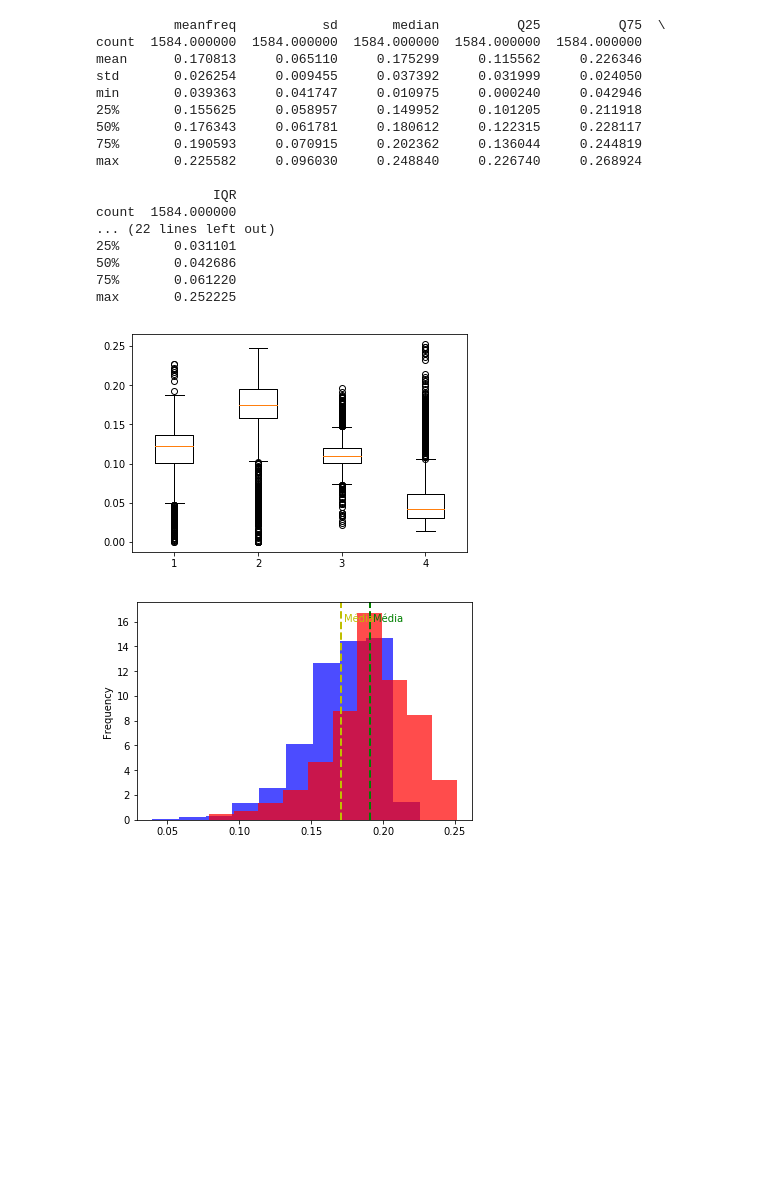
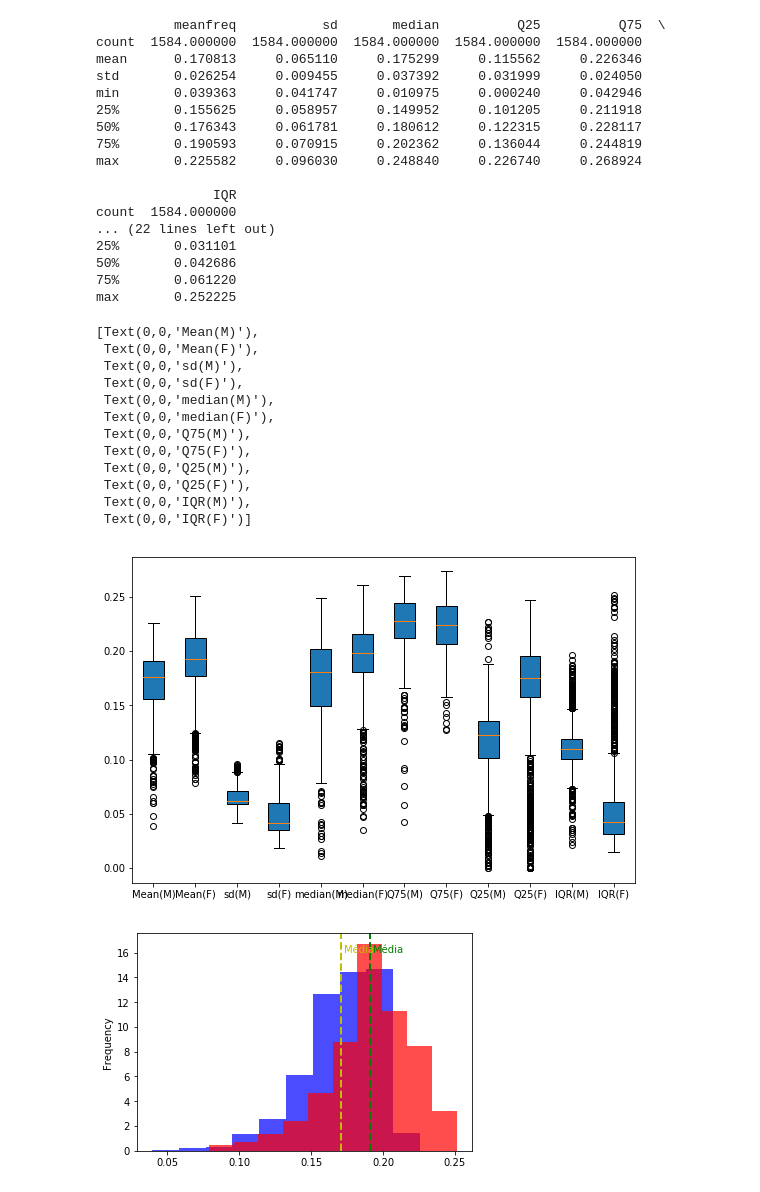
Before and after one commit to luizasilveira/Projeto-Final---CDD, a Jupyter notebook: Projeto 3 cdd.ipynb, the cells around one changed output. Saved outputs shown, nothing was run; the diff lists cells and outputs as text; code cells hidden in the pictures; blank space fills up the shorter version.

```diff
--- a/Projeto 3 cdd.ipynb
+++ b/Projeto 3 cdd.ipynb
@@ -89,7 +92,24 @@ max       0.252225
-# %%
-plt.boxplot([male["Q25"], female["Q25"], male["IQR"], female["IQR"]]);
-# %% [output]
-[figure, removed]
+# %%
+#http://blog.bharatbhole.com/creating-boxplots-with-matplotlib/
+fig = plt.figure(1, figsize=(9, 6))
+ax = fig.add_subplot(111)
+data =  [male["meanfreq"],female["meanfreq"],male["sd"],female["sd"],male["median"],female["median"],male["Q75"],female["Q75"],male["Q25"], female["Q25"], male["IQR"], female["IQR"]]
+bp = ax.boxplot(data, patch_artist=True)
+ax.set_xticklabels(['Mean(M)', 'Mean(F)', 'sd(M)', 'sd(F)',"median(M)","median(F)","Q75(M)","Q75(F)","Q25(M)","Q25(F)","IQR(M)","IQR(F)"])
+# %% [output]
+[Text(0,0,'Mean(M)'),
+ Text(0,0,'Mean(F)'),
+ Text(0,0,'sd(M)'),
+ Text(0,0,'sd(F)'),
+ Text(0,0,'median(M)'),
+ Text(0,0,'median(F)'),
+ Text(0,0,'Q75(M)'),
+ Text(0,0,'Q75(F)'),
+ Text(0,0,'Q25(M)'),
+ Text(0,0,'Q25(F)'),
+ Text(0,0,'IQR(M)'),
+ Text(0,0,'IQR(F)')]
+[figure, added]
 # %%
 def verticalLine(plot, x, y, color, nome):
     plot.axvline(x, color=color, linestyle="dashed", linewidth=2)
```
Also changed, not shown: parts of 12 cells of this notebook, 1 other file.
